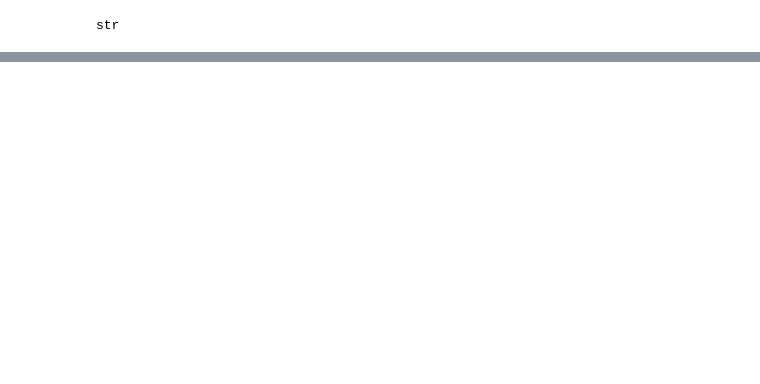
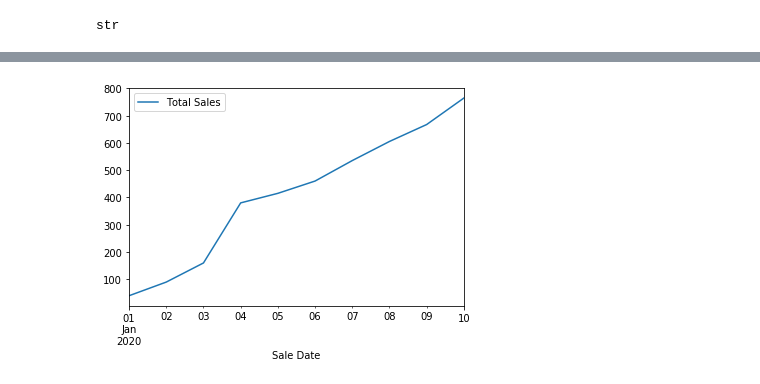
Before and after one commit to yukti845/Data-Science-1, a Jupyter notebook: Day 10/Plotting From Pandas DataFrames.ipynb, the cells around one changed output, grey strips where cells are left out. Drawn from its saved outputs; the diff is of its cells as text; code cells hidden in the pictures; blank space fills up the shorter version.

```diff
--- a/Day 10/Plotting From Pandas DataFrames.ipynb
+++ b/Day 10/Plotting From Pandas DataFrames.ipynb
@@ -120,0 +125,6 @@ car_sales
+# %%
+# Let's plot the total sales
+
+car_sales.plot(x="Sale Date", y="Total Sales");
+# %% [output]
+[figure, added]
```
Also changed, not shown: parts of 10 cells of this notebook.
